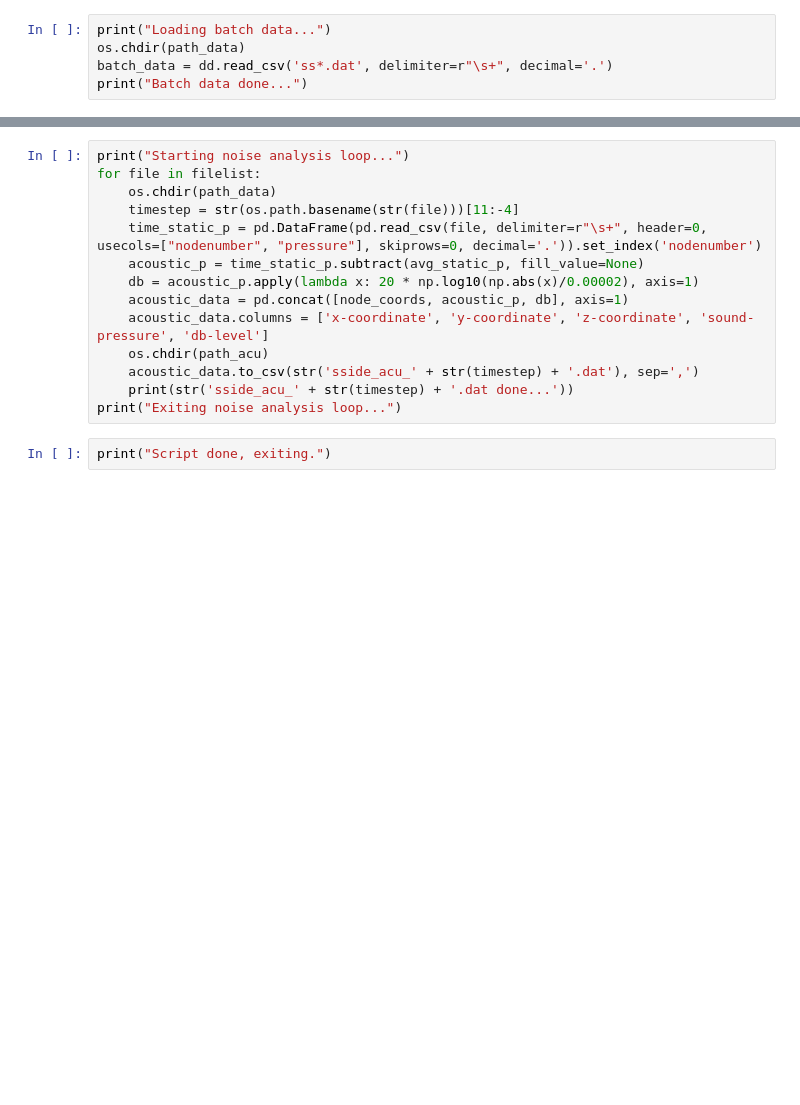
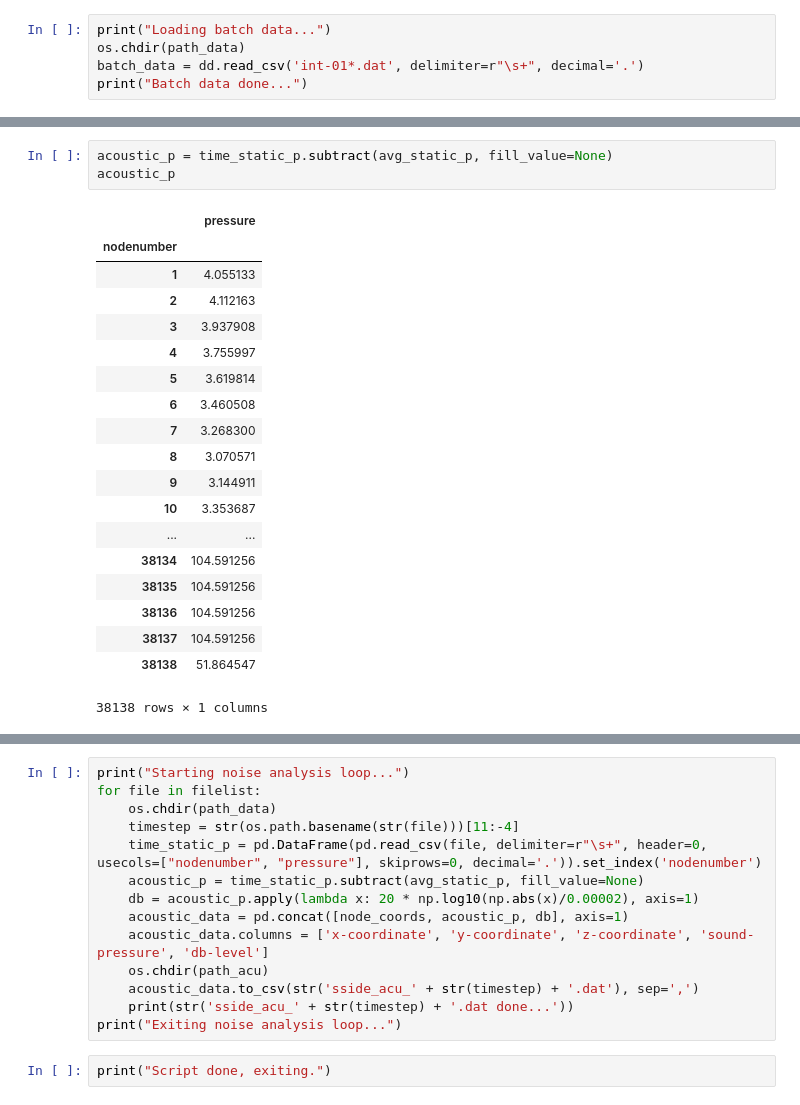
Before and after one commit to JedrzejMosiezny/R67-data-analysis, a Jupyter notebook: Noise in Dask.ipynb, the cells around one changed output, grey strips where cells are left out. Cells and saved outputs as stored; diff of their text form; blank space fills up the shorter version.

```diff
--- a/Noise in Dask.ipynb
+++ b/Noise in Dask.ipynb
@@ -26,5 +29,5 @@ Loaded directories...
 # %%
 print("Loading batch data...")
 os.chdir(path_data)
-batch_data = dd.read_csv('ss*.dat', delimiter=r"\s+", decimal='.')
+batch_data = dd.read_csv('int-01*.dat', delimiter=r"\s+", decimal='.')
 print("Batch data done...")
@@ -69,0 +106,23 @@ Listing files...
+# %%
+acoustic_p = time_static_p.subtract(avg_static_p, fill_value=None)
+acoustic_p
+# %% [output]
+|  | pressure |
+| nodenumber |  |
+| 1 | 4.055133 |
+| 2 | 4.112163 |
+| 3 | 3.937908 |
+| 4 | 3.755997 |
+| 5 | 3.619814 |
+| 6 | 3.460508 |
+| 7 | 3.268300 |
+| 8 | 3.070571 |
+| 9 | 3.144911 |
+| 10 | 3.353687 |
+| ... | ... |
+| 38134 | 104.591256 |
+| 38135 | 104.591256 |
+| 38136 | 104.591256 |
+| 38137 | 104.591256 |
+| 38138 | 51.864547 |
+38138 rows × 1 columns
```
Also changed, not shown: parts of 19 cells of this notebook, 1 other file.
